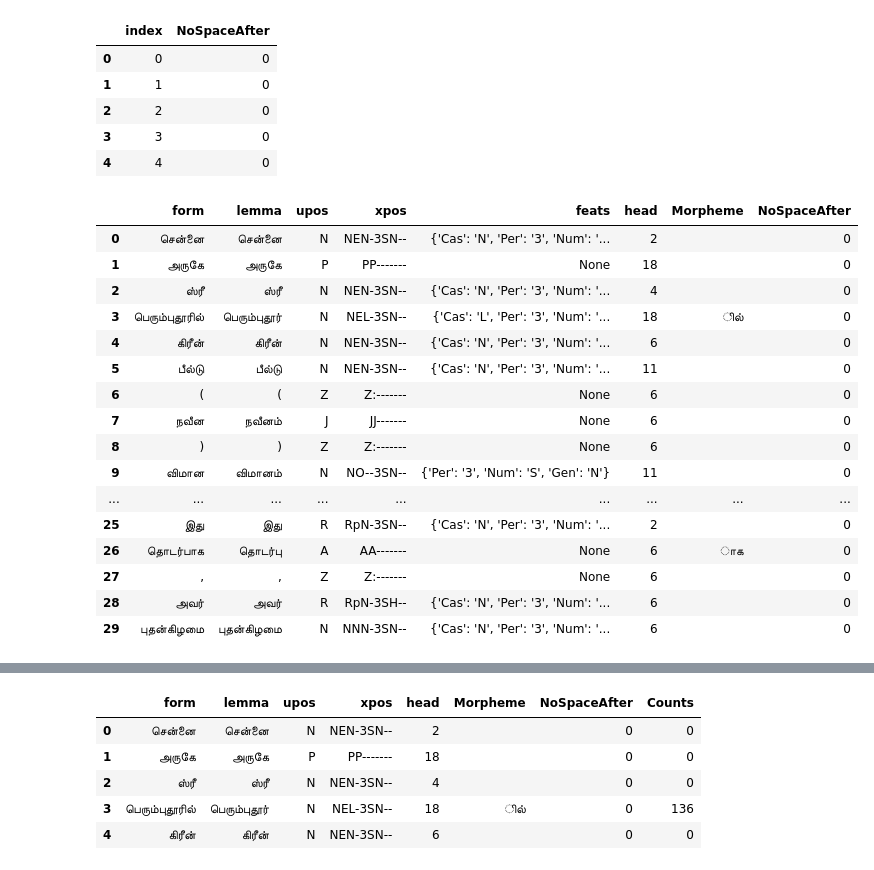
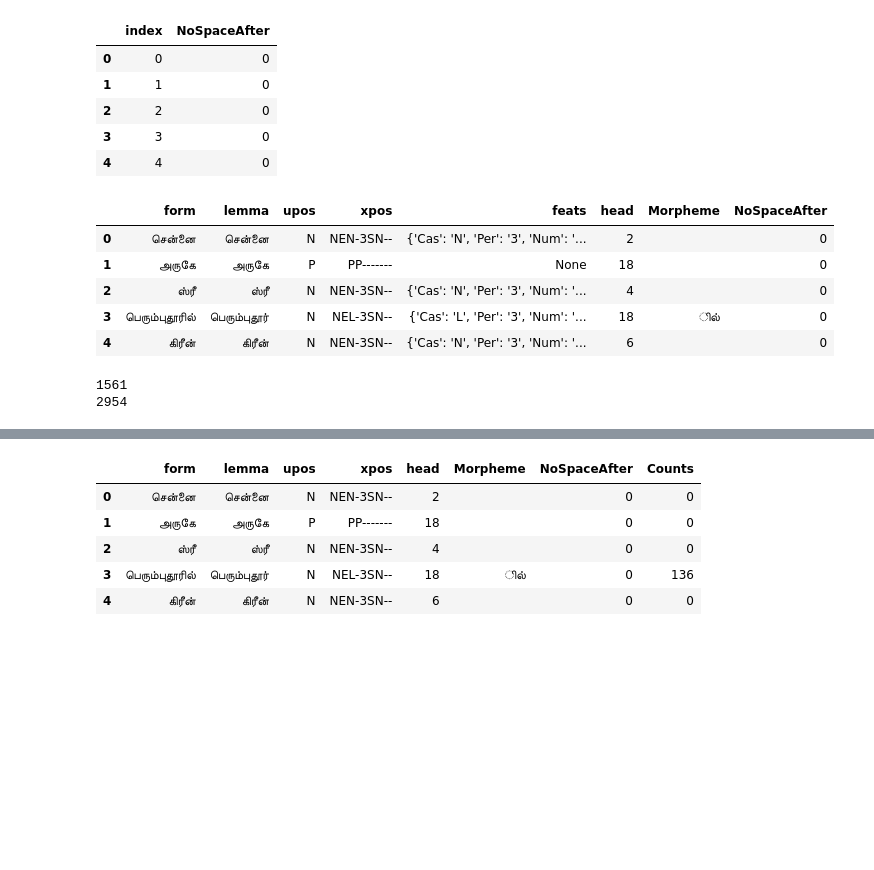
Before and after one commit to Kee2u/Deciphering_the_Indus_Valley_Script, a Jupyter notebook: Tamil_Morpheme_List.ipynb, the cells around one changed output, grey strips where cells are left out. Drawn from its saved outputs; the diff is of its cells as text; code cells hidden in the pictures; blank space fills up the shorter version.

```diff
--- a/Tamil_Morpheme_List.ipynb
+++ b/Tamil_Morpheme_List.ipynb
@@ -107,24 +103,13 @@ sentence_df.head()
 # %%
 #Adding NoSpaceAfter column to dataframe. The 'no_space_after' will be set to 1 if the following token is part of the current token.
 #Whenever the splitting takes place this attribute will be set to 1 for the first token.
 #For example, The 'no_space_after' attribute for pATukAkkap  will be 1. Whereas the 'no_space_after' attribute for um will be 0.
 df['NoSpaceAfter'] = sentence_df['NoSpaceAfter']
-df.head(30)
+df.head()
 # %% [output]
 |  | form | lemma | upos | xpos | feats | head | Morpheme | NoSpaceAfter |
 | 0 | சென்னை | சென்னை | N | NEN-3SN-- | {'Cas': 'N', 'Per': '3', 'Num': '... | 2 |  | 0 |
 | 1 | அருகே | அருகே | P | PP------- | None | 18 |  | 0 |
 | 2 | ஸ்ரீ | ஸ்ரீ | N | NEN-3SN-- | {'Cas': 'N', 'Per': '3', 'Num': '... | 4 |  | 0 |
 | 3 | பெரும்புதூரில் | பெரும்புதூர் | N | NEL-3SN-- | {'Cas': 'L', 'Per': '3', 'Num': '... | 18 | ில் | 0 |
 | 4 | கிரீன் | கிரீன் | N | NEN-3SN-- | {'Cas': 'N', 'Per': '3', 'Num': '... | 6 |  | 0 |
-| 5 | பீல்டு | பீல்டு | N | NEN-3SN-- | {'Cas': 'N', 'Per': '3', 'Num': '... | 11 |  | 0 |
-| 6 | ( | ( | Z | Z:------- | None | 6 |  | 0 |
-| 7 | நவீன | நவீனம் | J | JJ------- | None | 6 |  | 0 |
-| 8 | ) | ) | Z | Z:------- | None | 6 |  | 0 |
-| 9 | விமான | விமானம் | N | NO--3SN-- | {'Per': '3', 'Num': 'S', 'Gen': 'N'} | 11 |  | 0 |
-| ... | ... | ... | ... | ... | ... | ... | ... | ... |
-| 25 | இது | இது | R | RpN-3SN-- | {'Cas': 'N', 'Per': '3', 'Num': '... | 2 |  | 0 |
-| 26 | தொடர்பாக | தொடர்பு | A | AA------- | None | 6 | ாக | 0 |
-| 27 | , | , | Z | Z:------- | None | 6 |  | 0 |
-| 28 | அவர் | அவர் | R | RpN-3SH-- | {'Cas': 'N', 'Per': '3', 'Num': '... | 6 |  | 0 |
-| 29 | புதன்கிழமை | புதன்கிழமை | N | NNN-3SN-- | {'Cas': 'N', 'Per': '3', 'Num': '... | 6 |  | 0 |
@@ -137,3 +116,37 @@ for i in range(0, len(df)):
+# %%
+#Adding postpositions and clitics to morpheme list
+for i in range(0, len(df)):
+    if df.loc[i,'NoSpaceAfter']==1:
+        if df.loc[i+1,'NoSpaceAfter']==1:
+            if df.loc[i+2,'NoSpaceAfter']==1:
+                if df.loc[i+3,'NoSpaceAfter']==1:
+                    df.loc[i+1, 'Morpheme'] = df.loc[i+1, 'form']
+                    df.loc[i+2, 'Morpheme'] = df.loc[i+2, 'form']
+                    df.loc[i+3, 'Morpheme'] = df.loc[i+2, 'form']
+                    df.loc[i+4, 'Morpheme'] = df.loc[i+2, 'form']
+                    df.loc[i+1, 'NoSpaceAfter'] = 2
+                    df.loc[i+2, 'NoSpaceAfter'] = 2
+                    df.loc[i+3, 'NoSpaceAfter'] = 2
+                    df.loc[i+4, 'NoSpaceAfter'] = 2
+                    print(i)
+                else:
+                    df.loc[i+1, 'Morpheme'] = df.loc[i+1, 'form']
+                    df.loc[i+2, 'Morpheme'] = df.loc[i+2, 'form']
+                    df.loc[i+3, 'Morpheme'] = df.loc[i+2, 'form']
+                    df.loc[i+1, 'NoSpaceAfter'] = 2
+                    df.loc[i+2, 'NoSpaceAfter'] = 2
+                    df.loc[i+3, 'NoSpaceAfter'] = 2
+            else:
+                df.loc[i+1, 'Morpheme'] = df.loc[i+1, 'form']
+                df.loc[i+2, 'Morpheme'] = df.loc[i+2, 'form']
+                df.loc[i+1, 'NoSpaceAfter'] = 2
+                df.loc[i+2, 'NoSpaceAfter'] = 2
+        else:
+            df.loc[i+1, 'Morpheme'] = df.loc[i+1, 'form']
+            df.loc[i+1, 'NoSpaceAfter'] = 2
+# %% [output]
+1561
+2954
 # %%
 #Creating dataframe out of the frequencies of the morphemes
 value_counts_df = pd.DataFrame(df["Morpheme"].value_counts())
```
Also changed, not shown: parts of 19 cells of this notebook.
